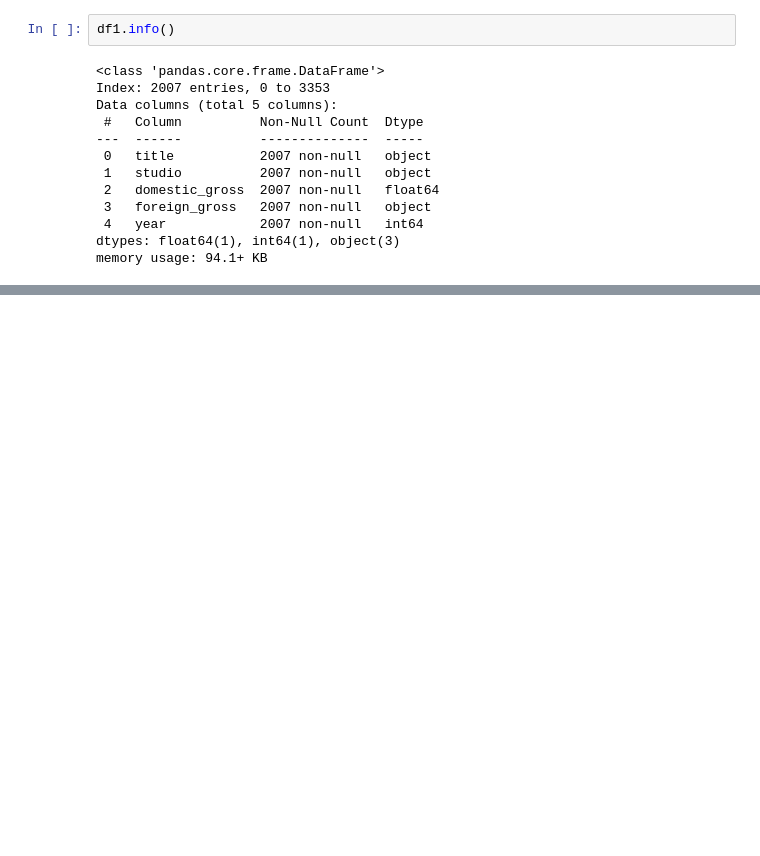
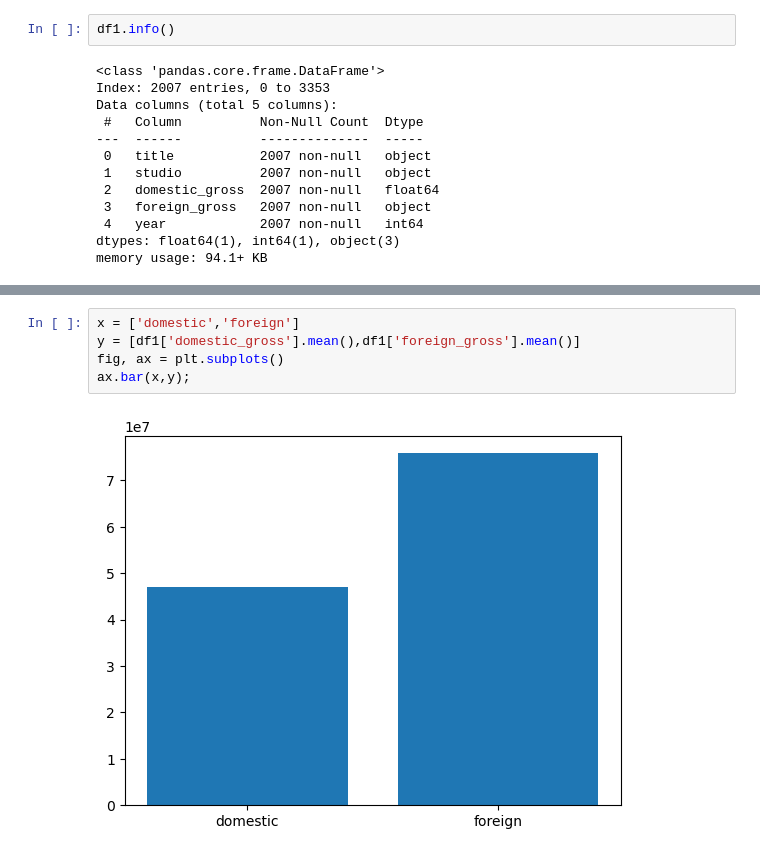
Before and after one commit to iDeal-DataViz/Phase_2_Project, a Jupyter notebook: IPYNBs/Rawlings.ipynb, the cells around one changed output, grey strips where cells are left out. Cells and saved outputs as stored; diff of their text form; blank space fills up the shorter version.

```diff
--- a/IPYNBs/Rawlings.ipynb
+++ b/IPYNBs/Rawlings.ipynb
@@ -40,0 +78,7 @@ memory usage: 94.1+ KB
+# %%
+x = ['domestic','foreign']
+y = [df1['domestic_gross'].mean(),df1['foreign_gross'].mean()]
+fig, ax = plt.subplots()
+ax.bar(x,y);
+# %% [output]
+[figure, added]
```
Also changed, not shown: parts of 20 cells of this notebook.
